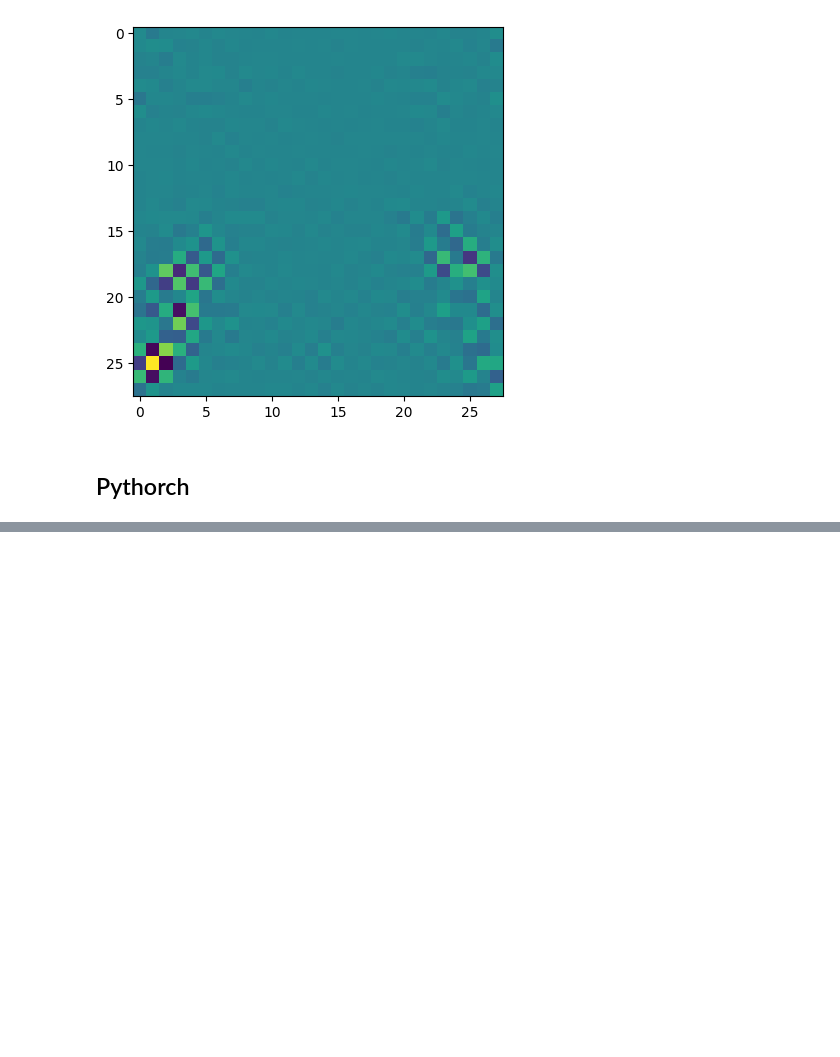
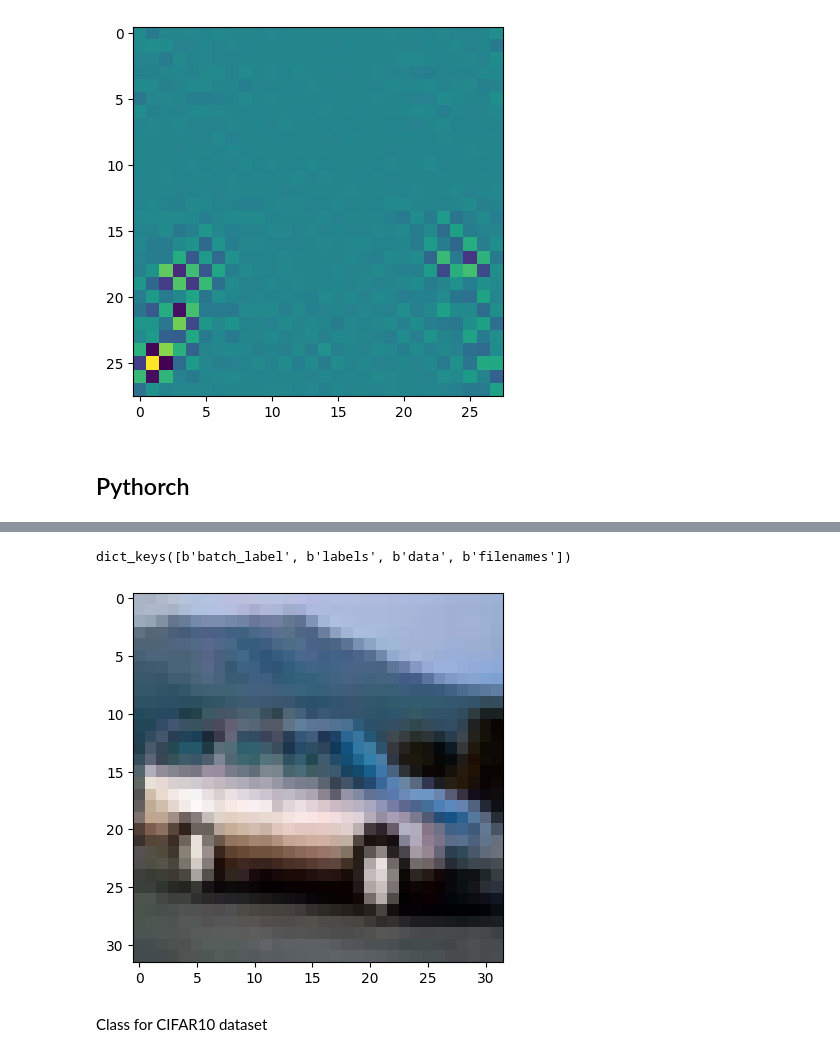
Before and after one commit to giulionenna/ML_DL_LABS, a Jupyter notebook: Lab1/ML_DL_Lab1.ipynb, the cells around one changed output, grey strips where cells are left out. Drawn from its saved outputs; the diff is of its cells as text; code cells hidden in the pictures; blank space fills up the shorter version.

Commit message:
implementato dataset torch e dataloader

```diff
--- a/Lab1/ML_DL_Lab1.ipynb
+++ b/Lab1/ML_DL_Lab1.ipynb
@@ -118,0 +141,23 @@ t3 = torch.matmul(t1,t2)
+# %%
+def unpickle(file):
+    import pickle
+    with open(file, 'rb') as fo:
+        dict = pickle.load(fo, encoding='bytes')
+    return dict
+
+batch = unpickle('cifar-10-python/cifar-10-batches-py/data_batch_1')
+batch.keys()
+# %% [output]
+dict_keys([b'batch_label', b'labels', b'data', b'filenames'])
+# %%
+batch[b'data'].shape #10000 RGB images with 1024 pixels and 3 color channels (32*32*3)
+image = batch[b'data'][4] #first image
+image = image.reshape((3,32,32))
+image = image.transpose(1,2,0) #necessary operations in order to format images the wight way
+plt.imshow(image)
+batch[b'labels'][5]
+b =batch[b'data'].dtype
+# %% [output]
+[figure, added]
+# %% [markdown]
+Class for CIFAR10 dataset
```
Also changed, not shown: parts of 5 cells of this notebook, 1 other file.
